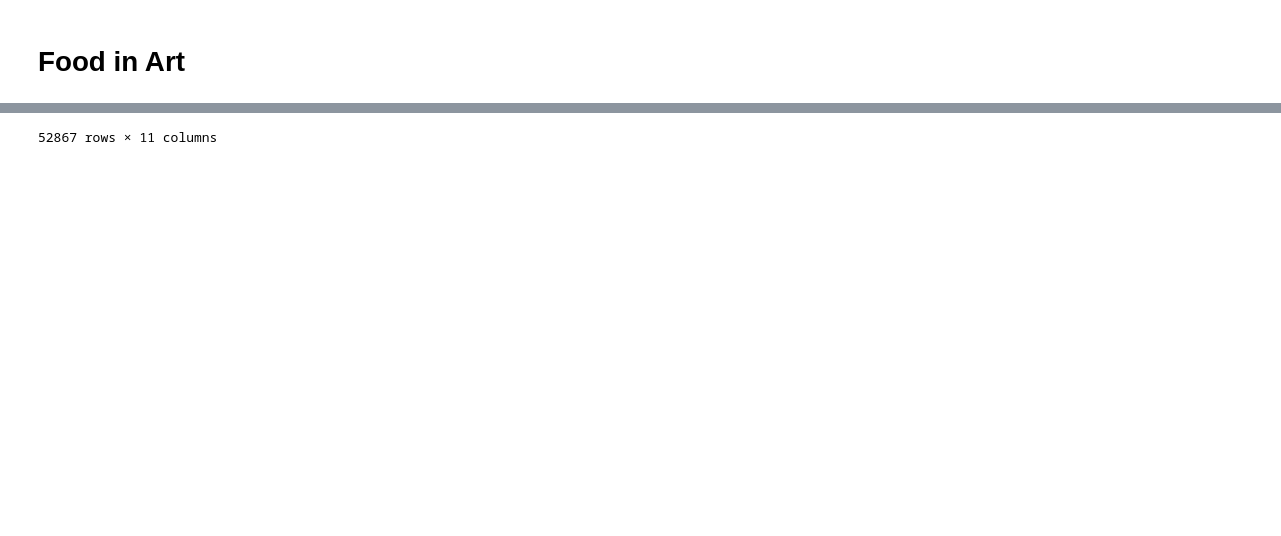
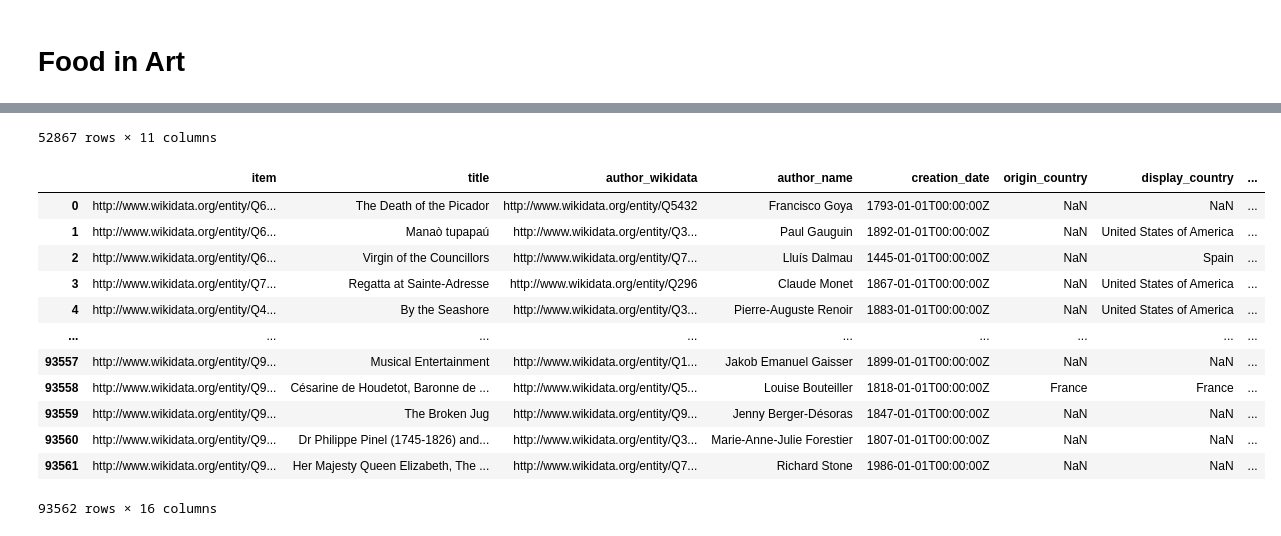
Before and after one commit to jipijipi/IH-Final-Project, a Jupyter notebook: web gallery.ipynb, the cells around one changed output, grey strips where cells are left out. Saved outputs shown, nothing was run; the diff lists cells and outputs as text; code cells hidden in the pictures; blank space fills up the shorter version.

Commit message:
supplemented df with wiki articles and wga

```diff
--- a/web gallery.ipynb
+++ b/web gallery.ipynb
@@ -7,21 +8,36 @@ import pandas as pd
 #TODO setup caching system
 # %%
 artworks = pd.read_csv('data/catalog.txt', delimiter='\t', quotechar='"', encoding='iso-8859-1')
-artworks
+all_paintings = pd.read_csv('data/wikidata_paintings_final_with_wiki_articles.csv')
+display(artworks)
+display(all_paintings)
 # %% [output]
 |  | AUTHOR | BORN-DIED | TITLE | DATE | TECHNIQUE | LOCATION | URL | FORM | TYPE | SCHOOL | ... |
 | 0 | AACHEN, Hans von | (b. 1552, Köln, d. 1615, Praha) | Venus and Adonis | 1574-88 | Oil on canvas, 68 x 95 cm | Fogg Art Museum, Harvard Universi... | https://www.wga.hu/html/a/aachen/... | painting | mythological | German | ... |
 | 1 | AACHEN, Hans von | (b. 1552, Köln, d. 1615, Praha) | Allegory | 1598 | Oil on copper, 56 x 47 cm | Alte Pinakothek, Munich | https://www.wga.hu/html/a/aachen/... | painting | mythological | German | ... |
 | 2 | AACHEN, Hans von | (b. 1552, Köln, d. 1615, Praha) | Allegory of Peace, Art and Abundance | 1602 | Oil on canvas, 197 x 142 cm | The Hermitage, St. Petersburg | https://www.wga.hu/html/a/aachen/... | painting | mythological | German | ... |
 | 3 | AACHEN, Hans von | (b. 1552, Köln, d. 1615, Praha) | Jupiter, Antiope and Cupid | 1595-98 | Oil on copper, 31 x 21 cm | Kunsthistorisches Museum, Vienna | https://www.wga.hu/html/a/aachen/... | painting | mythological | German | ... |
 | 4 | AACHEN, Hans von | (b. 1552, Köln, d. 1615, Praha) | Pallas Athena, Venus and Juno | 1593 | Oil on canvas, 54 x 67 cm | Museum of Fine Arts, Boston | https://www.wga.hu/html/a/aachen/... | painting | mythological | German | ... |
 | ... | ... | ... | ... | ... | ... | ... | ... | ... | ... | ... | ... |
 | 52862 | ZÜRN, Michael | (b. ca. 1626, Wasserburg am Inn, ... | Angel | 1682 | Marble | Abbey Church, Kremsmünster | https://www.wga.hu/html/z/zurn/mi... | sculpture | religious | German | ... |
 | 52863 | ZWIRNER, Ernst Friedrich | (b. 1802, Jakobswalde, d. 1861, K... | Exterior view | 1854-62 | Photo | Castle Moyland, Bedburg-Hau | https://www.wga.hu/html/z/zwirner... | architecture | other | German | ... |
 | 52864 | ZWIRNER, Ernst Friedrich | (b. 1802, Jakobswalde, d. 1861, K... | Exterior view | 1854-62 | Photo | Castle Moyland, Bedburg-Hau | https://www.wga.hu/html/z/zwirner... | architecture | other | German | ... |
 | 52865 | ZWIRNER, Ernst Friedrich | (b. 1802, Jakobswalde, d. 1861, K... | Exterior view | 1854-62 | Photo | Castle Moyland, Bedburg-Hau | https://www.wga.hu/html/z/zwirner... | architecture | other | German | ... |
 | 52866 | ZWIRNER, Ernst Friedrich | (b. 1802, Jakobswalde, d. 1861, K... | Exterior view | 1839-43 | Photo | St. Apollinaris, Remagen | https://www.wga.hu/html/z/zwirner... | architecture | other | German | ... |
 52867 rows × 11 columns
+|  | item | title | author_wikidata | author_name | creation_date | origin_country | display_country | ... |
+| 0 | http://www.wikidata.org/entity/Q6... | The Death of the Picador | http://www.wikidata.org/entity/Q5432 | Francisco Goya | 1793-01-01T00:00:00Z | NaN | NaN | ... |
+| 1 | http://www.wikidata.org/entity/Q6... | Manaò tupapaú | http://www.wikidata.org/entity/Q3... | Paul Gauguin | 1892-01-01T00:00:00Z | NaN | United States of America | ... |
+| 2 | http://www.wikidata.org/entity/Q6... | Virgin of the Councillors | http://www.wikidata.org/entity/Q7... | Lluís Dalmau | 1445-01-01T00:00:00Z | NaN | Spain | ... |
+| 3 | http://www.wikidata.org/entity/Q7... | Regatta at Sainte-Adresse | http://www.wikidata.org/entity/Q296 | Claude Monet | 1867-01-01T00:00:00Z | NaN | United States of America | ... |
+| 4 | http://www.wikidata.org/entity/Q4... | By the Seashore | http://www.wikidata.org/entity/Q3... | Pierre-Auguste Renoir | 1883-01-01T00:00:00Z | NaN | United States of America | ... |
+| ... | ... | ... | ... | ... | ... | ... | ... | ... |
+| 93557 | http://www.wikidata.org/entity/Q9... | Musical Entertainment | http://www.wikidata.org/entity/Q1... | Jakob Emanuel Gaisser | 1899-01-01T00:00:00Z | NaN | NaN | ... |
+| 93558 | http://www.wikidata.org/entity/Q9... | Césarine de Houdetot, Baronne de ... | http://www.wikidata.org/entity/Q5... | Louise Bouteiller | 1818-01-01T00:00:00Z | France | France | ... |
+| 93559 | http://www.wikidata.org/entity/Q9... | The Broken Jug | http://www.wikidata.org/entity/Q9... | Jenny Berger-Désoras | 1847-01-01T00:00:00Z | NaN | NaN | ... |
+| 93560 | http://www.wikidata.org/entity/Q9... | Dr Philippe Pinel (1745-1826) and... | http://www.wikidata.org/entity/Q3... | Marie-Anne-Julie Forestier | 1807-01-01T00:00:00Z | NaN | NaN | ... |
+| 93561 | http://www.wikidata.org/entity/Q9... | Her Majesty Queen Elizabeth, The ... | http://www.wikidata.org/entity/Q7... | Richard Stone | 1986-01-01T00:00:00Z | NaN | NaN | ... |
+93562 rows × 16 columns
 # %%
 display(artworks['FORM'].value_counts())
 
```
Also changed, not shown: parts of 3 cells of this notebook, 1 other file.
